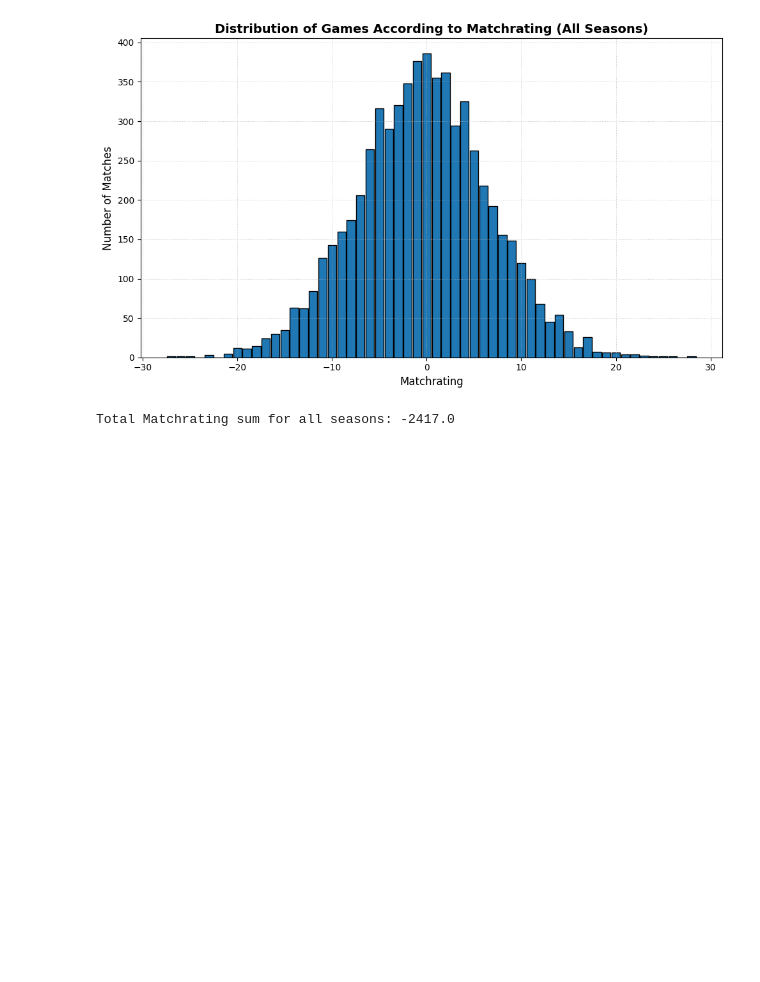
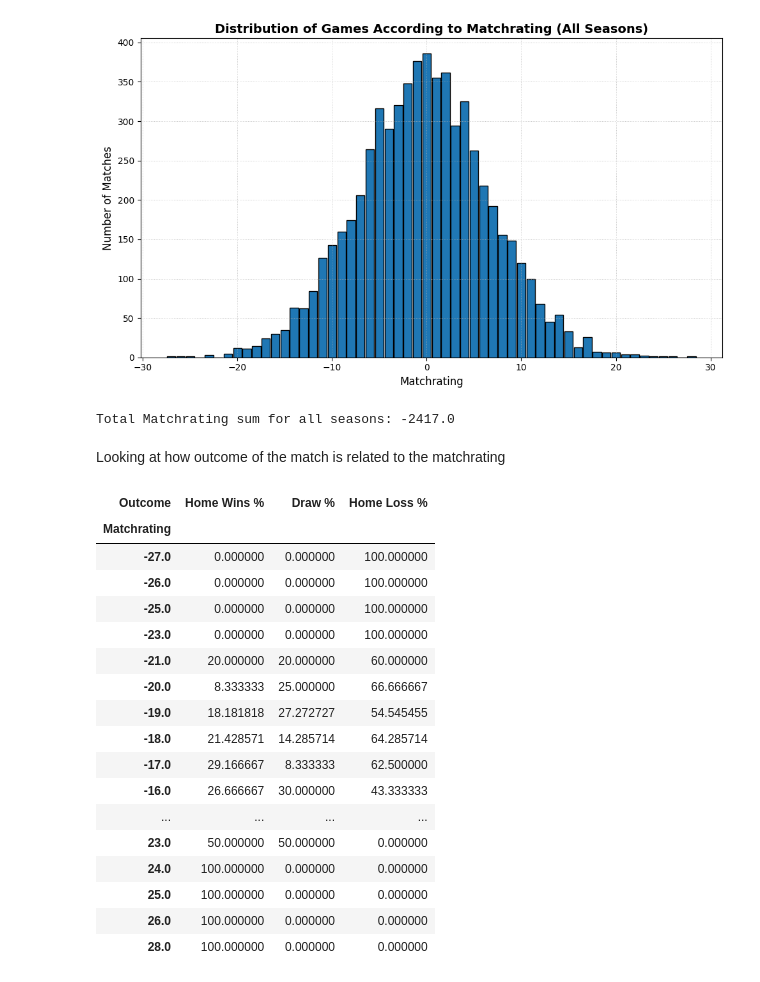
Before and after one commit to heiken1108/Match-Predictor, a Jupyter notebook: notebooks/Elias/Elias.ipynb, the cells around one changed output. Saved outputs shown, nothing was run; the diff lists cells and outputs as text; code cells hidden in the pictures; blank space fills up the shorter version.

Commit message:
Added outcome precentages to match rating

```diff
--- a/notebooks/Elias/Elias.ipynb
+++ b/notebooks/Elias/Elias.ipynb
@@ -214,3 +234,29 @@ print(f"Total Matchrating sum for all seasons: {sum_match_rating}")
 # %% [output]
 [figure]
 Total Matchrating sum for all seasons: -2417.0
+# %% [markdown]
+Looking at how outcome of the match is related to the matchrating
+# %%
+outcome_percentages = util.calculate_outcome_percentages(season_dataframes)
+
+# Display the resulting DataFrame
+outcome_percentages
+# %% [output]
+| Outcome | Home Wins % | Draw % | Home Loss % |
+| Matchrating |  |  |  |
+| -27.0 | 0.000000 | 0.000000 | 100.000000 |
+| -26.0 | 0.000000 | 0.000000 | 100.000000 |
+| -25.0 | 0.000000 | 0.000000 | 100.000000 |
+| -23.0 | 0.000000 | 0.000000 | 100.000000 |
+| -21.0 | 20.000000 | 20.000000 | 60.000000 |
+| -20.0 | 8.333333 | 25.000000 | 66.666667 |
+| -19.0 | 18.181818 | 27.272727 | 54.545455 |
+| -18.0 | 21.428571 | 14.285714 | 64.285714 |
+| -17.0 | 29.166667 | 8.333333 | 62.500000 |
+| -16.0 | 26.666667 | 30.000000 | 43.333333 |
+| ... | ... | ... | ... |
+| 23.0 | 50.000000 | 50.000000 | 0.000000 |
+| 24.0 | 100.000000 | 0.000000 | 0.000000 |
+| 25.0 | 100.000000 | 0.000000 | 0.000000 |
+| 26.0 | 100.000000 | 0.000000 | 0.000000 |
+| 28.0 | 100.000000 | 0.000000 | 0.000000 |
```
Also changed, not shown: parts of 3 cells of this notebook, 1 other file.
